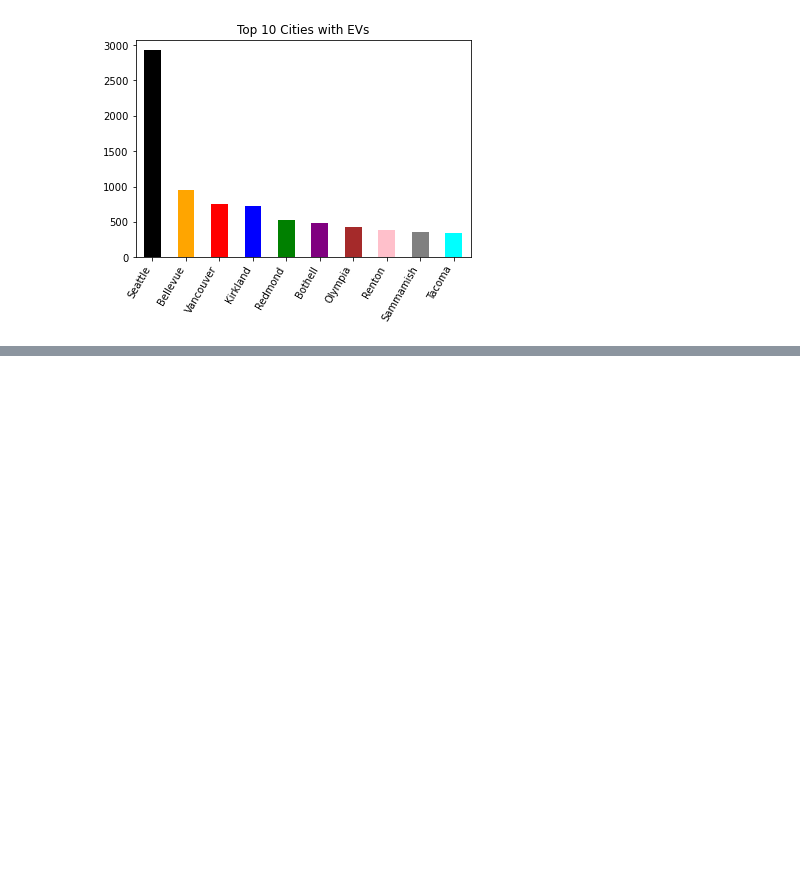
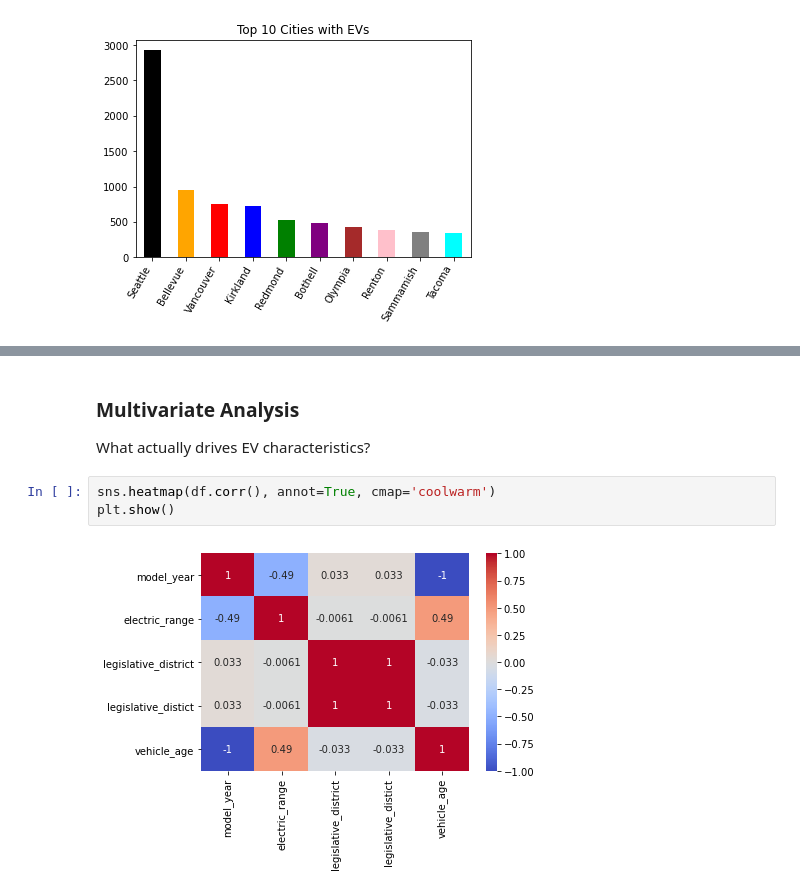
Before and after one commit to Sydney-Were/Electric_Vehicle_Evaluation_Project, a Jupyter notebook: EV.ipynb, the cells around one changed output, grey strips where cells are left out. Cells and saved outputs as stored; diff of their text form; blank space fills up the shorter version.

Commit message:
EDA-Multivariate Analysis

```diff
--- a/EV.ipynb
+++ b/EV.ipynb
@@ -277,0 +274,8 @@ Name: county, dtype: int64
+# %% [markdown]
+### Multivariate Analysis ###
+What actually drives EV characteristics?
+# %%
+sns.heatmap(df.corr(), annot=True, cmap='coolwarm')
+plt.show()
+# %% [output]
+[figure, added]
```
Also changed, not shown: parts of 2 cells of this notebook.
